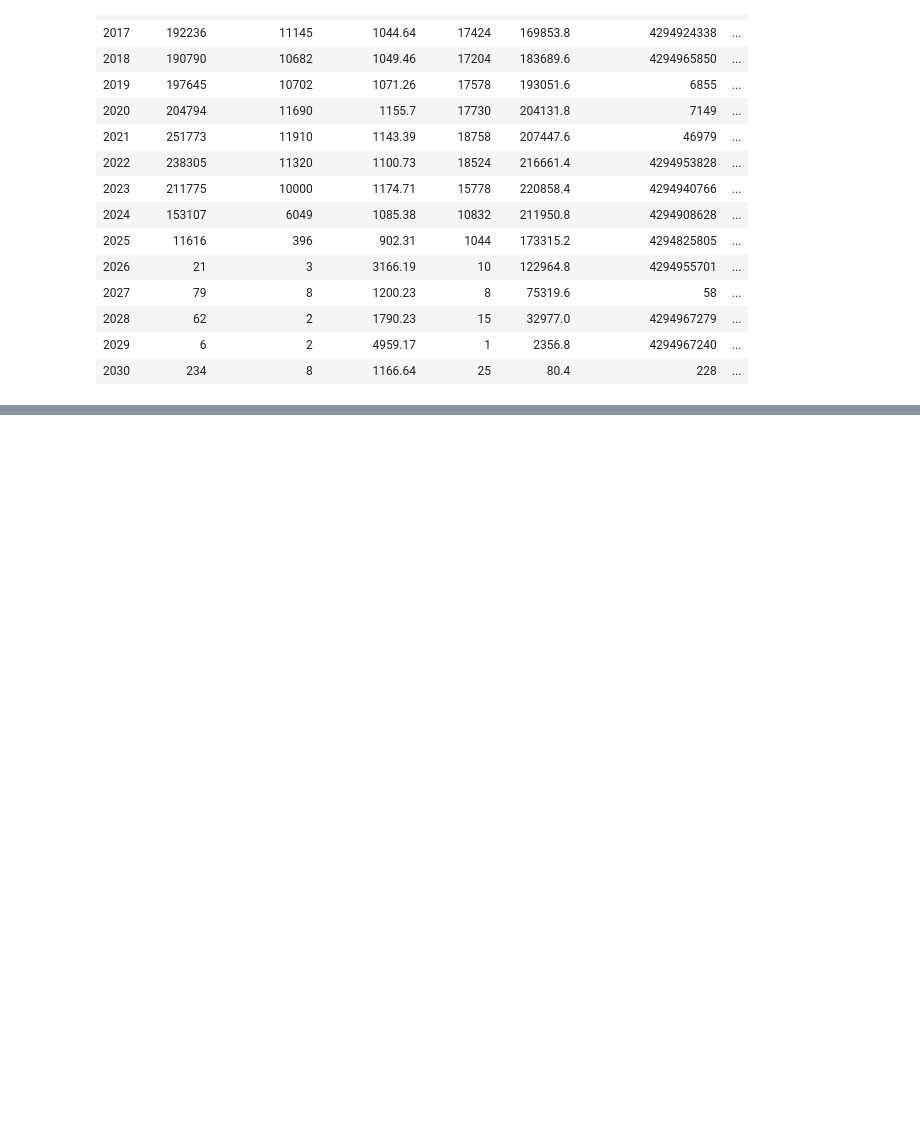
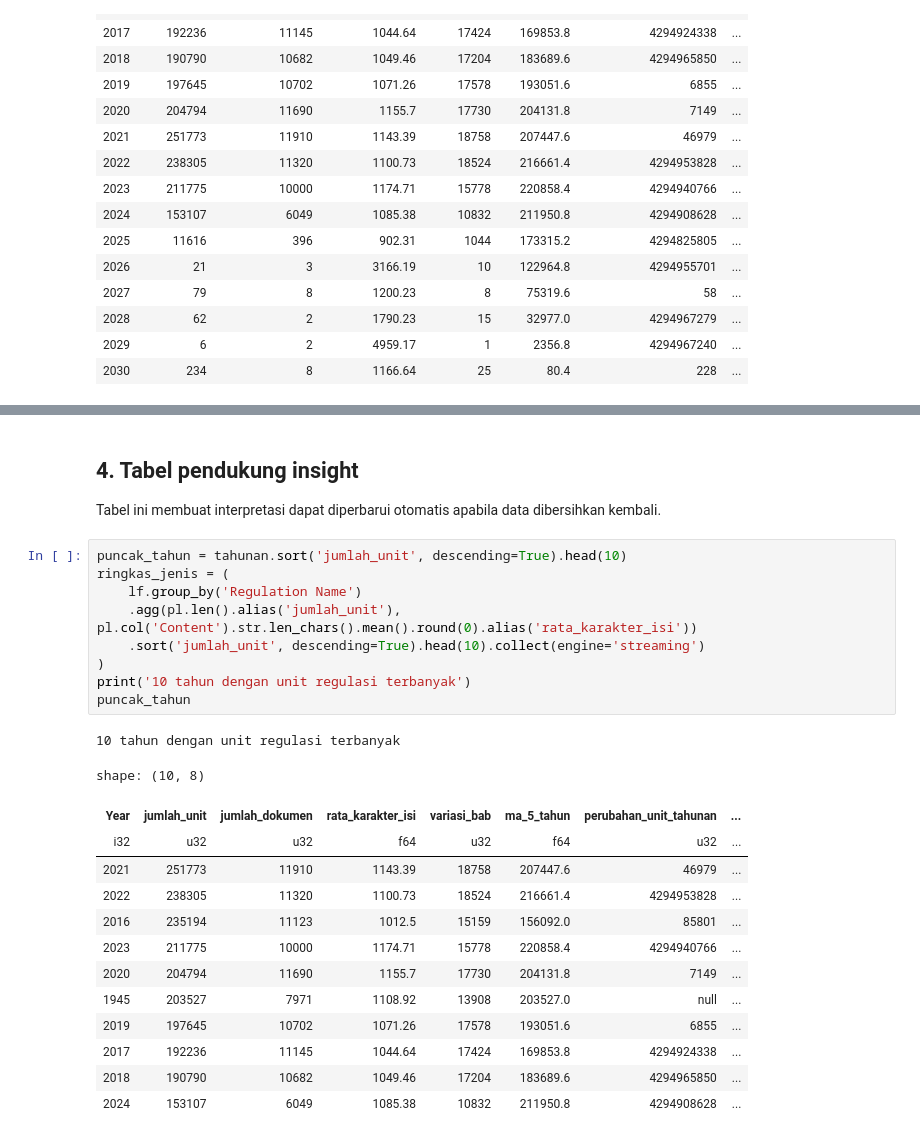
Before and after one commit to FakhriZiddanAkbar/tugas1-FakhriZiddanA, a Jupyter notebook: notebooks/03_eda_and_insights.ipynb, the cells around one changed output, grey strips where cells are left out. Saved outputs shown, nothing was run; the diff lists cells and outputs as text; blank space fills up the shorter version.

Commit message:
menyelesaikan milestone 3 visualisasi dan tabel pendukung insight

```diff
--- a/notebooks/03_eda_and_insights.ipynb
+++ b/notebooks/03_eda_and_insights.ipynb
@@ -99,0 +179,28 @@ shape: (15, 8)
+# %% [markdown]
+## 4. Tabel pendukung insight
+
+Tabel ini membuat interpretasi dapat diperbarui otomatis apabila data dibersihkan kembali.
+# %%
+puncak_tahun = tahunan.sort('jumlah_unit', descending=True).head(10)
+ringkas_jenis = (
+    lf.group_by('Regulation Name')
+    .agg(pl.len().alias('jumlah_unit'), pl.col('Content').str.len_chars().mean().round(0).alias('rata_karakter_isi'))
+    .sort('jumlah_unit', descending=True).head(10).collect(engine='streaming')
+)
+print('10 tahun dengan unit regulasi terbanyak')
+puncak_tahun
+# %% [output]
+10 tahun dengan unit regulasi terbanyak
+shape: (10, 8)
+| Year | jumlah_unit | jumlah_dokumen | rata_karakter_isi | variasi_bab | ma_5_tahun | perubahan_unit_tahunan | ... |
+| i32 | u32 | u32 | f64 | u32 | f64 | u32 | ... |
+| 2021 | 251773 | 11910 | 1143.39 | 18758 | 207447.6 | 46979 | ... |
+| 2022 | 238305 | 11320 | 1100.73 | 18524 | 216661.4 | 4294953828 | ... |
+| 2016 | 235194 | 11123 | 1012.5 | 15159 | 156092.0 | 85801 | ... |
+| 2023 | 211775 | 10000 | 1174.71 | 15778 | 220858.4 | 4294940766 | ... |
+| 2020 | 204794 | 11690 | 1155.7 | 17730 | 204131.8 | 7149 | ... |
+| 1945 | 203527 | 7971 | 1108.92 | 13908 | 203527.0 | null | ... |
+| 2019 | 197645 | 10702 | 1071.26 | 17578 | 193051.6 | 6855 | ... |
+| 2017 | 192236 | 11145 | 1044.64 | 17424 | 169853.8 | 4294924338 | ... |
+| 2018 | 190790 | 10682 | 1049.46 | 17204 | 183689.6 | 4294965850 | ... |
+| 2024 | 153107 | 6049 | 1085.38 | 10832 | 211950.8 | 4294908628 | ... |
```
Also changed, not shown: parts of 9 cells of this notebook.
